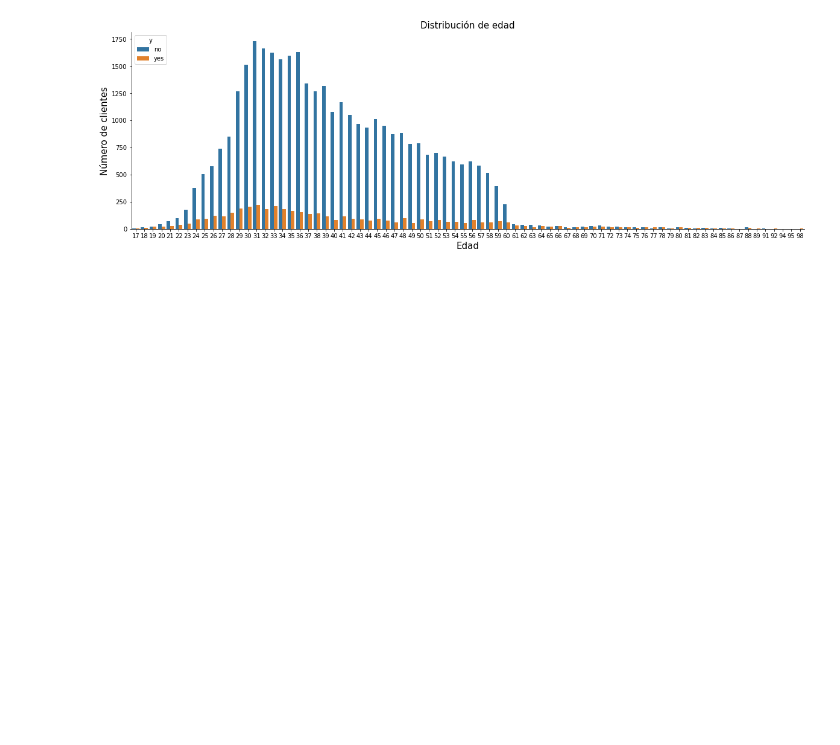
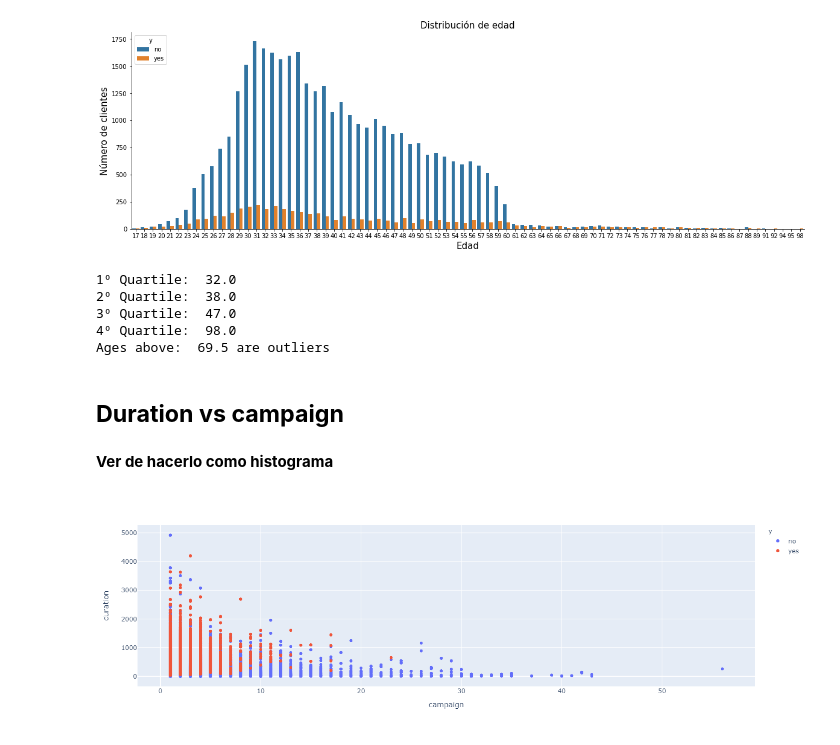
Before and after one commit to BenkosT/TP_Clasificacion, a Jupyter notebook: Notebooks/Clasificacion.ipynb, the cells around one changed output. Cells and saved outputs as stored; diff of their text form; code cells hidden in the pictures; blank space fills up the shorter version.

```diff
--- a/Notebooks/Clasificacion.ipynb
+++ b/Notebooks/Clasificacion.ipynb
@@ -135,3 +137,31 @@ ax.set_title('Distribución de edad', fontsize=15)
 sns.despine()
 # %% [output]
 [figure]
+# %%
+# Quartiles
+print('1º Quartile: ', data['age'].quantile(q = 0.25))
+print('2º Quartile: ', data['age'].quantile(q = 0.50))
+print('3º Quartile: ', data['age'].quantile(q = 0.75))
+print('4º Quartile: ', data['age'].quantile(q = 1.00))
+#Calculate the outliers:
+  # Interquartile range, IQR = Q3 - Q1
+  # lower 1.5*IQR whisker = Q1 - 1.5 * IQR
+  # Upper 1.5*IQR whisker = Q3 + 1.5 * IQR
+
+print('Ages above: ', data['age'].quantile(q = 0.75) +
+                      1.5*(data['age'].quantile(q = 0.75) - data['age'].quantile(q = 0.25)), 'are outliers')
+# %% [output]
+1º Quartile:  32.0
+2º Quartile:  38.0
+3º Quartile:  47.0
+4º Quartile:  98.0
+Ages above:  69.5 are outliers
+# %% [markdown]
+## **Duration vs campaign**
+# %% [markdown]
+**Ver de hacerlo como histograma**
+# %%
+fig = px.scatter(data, x="campaign", y="duration", color="y")
+fig.show()
+# %% [output]
+[figure, added]
```
Also changed, not shown: parts of 13 cells of this notebook.
